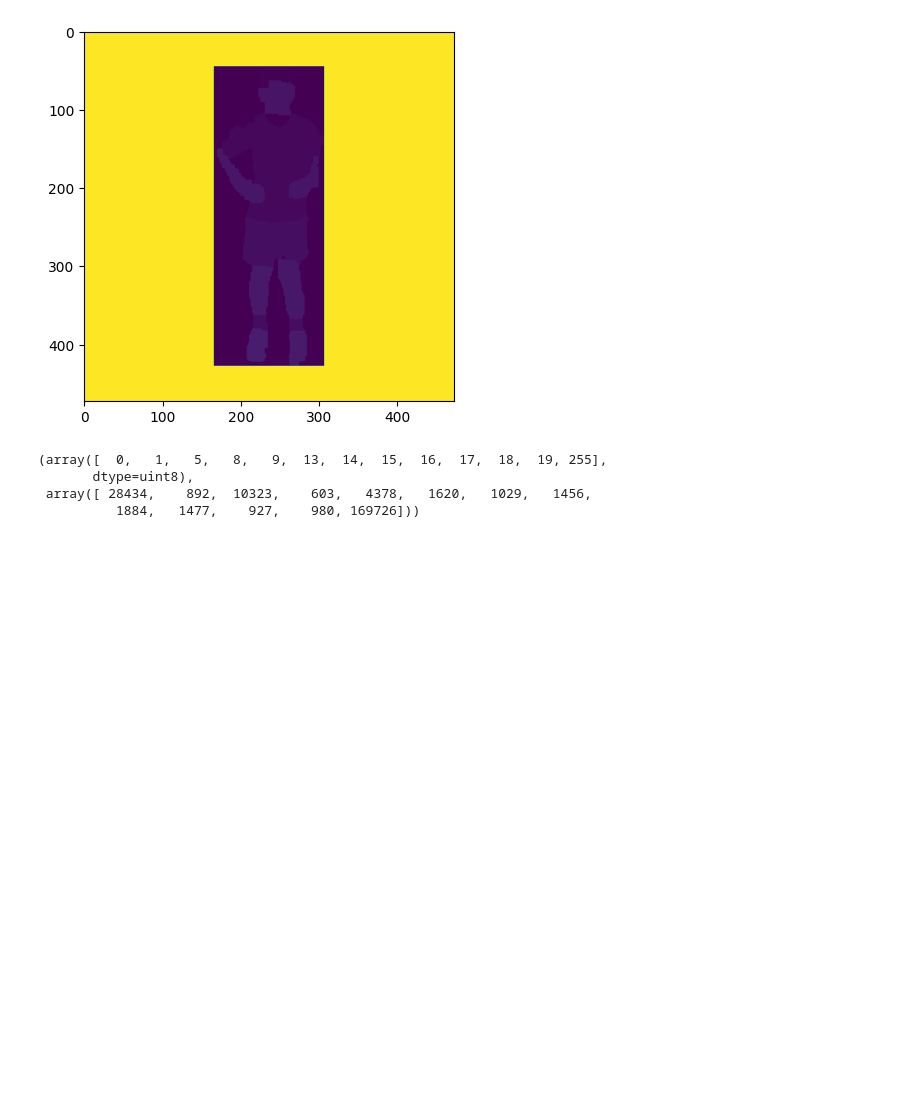
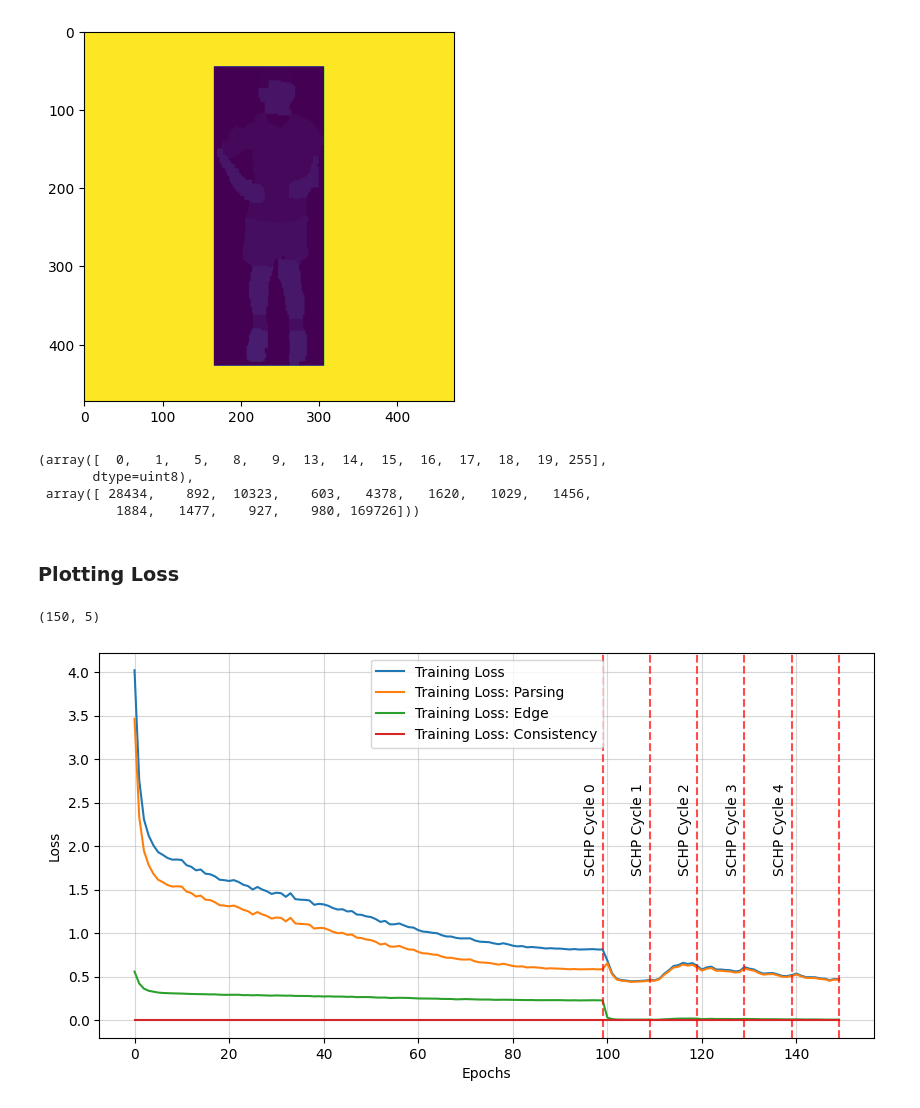
Before and after one commit to JelinR/Self-Correction-Human-Parsing, a Jupyter notebook: rough_work.ipynb, the cells around one changed output. Drawn from its saved outputs; the diff is of its cells as text; code cells hidden in the pictures; blank space fills up the shorter version.

```diff
--- a/rough_work.ipynb
+++ b/rough_work.ipynb
@@ -243,3 +266,53 @@ np.unique(seg_img_flat, return_counts=True)
           1884,   1477,    927,    980, 169726]))
 # %%
 data_dir = "./data/LIP"
+# %% [markdown]
+### Plotting Loss
+# %%
+import matplotlib.pyplot as plt
+import numpy as np
+import os
+
+# path = "/mnt/Self-Correction-Human-Parsing/log/schp_stand/loss_per_epoch.txt"
+# path = "/mnt/Self-Correction-Human-Parsing/log/schp_cons_loss/loss_per_epoch.txt"
+path = "/mnt/Self-Correction-Human-Parsing/log/schp_cons_loss_03/loss_per_epoch.txt"
+
+with open(path, "r") as f:
+    data = f.readlines()
+
+data = np.array([[float(elem) for elem in row.strip().split(",")] for row in data])
+data.shape
+# %% [output]
+(150, 5)
+# %%
+fig, ax = plt.subplots(1, 1, figsize=(10, 5))
+
+ax.plot(data[:, 0], data[:, 1], label="Training Loss")
+ax.plot(data[:, 0], data[:, 2], label="Training Loss: Parsing")
+ax.plot(data[:, 0], data[:, 3], label="Training Loss: Edge")
+ax.plot(data[:, 0], data[:, 4], label="Training Loss: Consistency")
+
+ax.axvline(99, linestyle="dashed", alpha=0.7, color="red")
+ax.text(95, 1.7, "SCHP Cycle 0", rotation=90)
+
+ax.axvline(109, linestyle="dashed", alpha=0.7, color="red")
+ax.text(105, 1.7, "SCHP Cycle 1", rotation=90)
+
+ax.axvline(119, linestyle="dashed", alpha=0.7, color="red")
+ax.text(115, 1.7, "SCHP Cycle 2", rotation=90)
+
+ax.axvline(129, linestyle="dashed", alpha=0.7, color="red")
+ax.text(125, 1.7, "SCHP Cycle 3", rotation=90)
+
+ax.axvline(139, linestyle="dashed", alpha=0.7, color="red")
+ax.text(135, 1.7, "SCHP Cycle 4", rotation=90)
+
+ax.axvline(149, linestyle="dashed", alpha=0.7, color="red")
+
+plt.grid(True, alpha=0.5)
+plt.legend()
+plt.xlabel("Epochs")
+plt.ylabel("Loss")
+plt.show()
+# %% [output]
+[figure, added]
```
Also changed, not shown: parts of 4 cells of this notebook, 6 other files.
